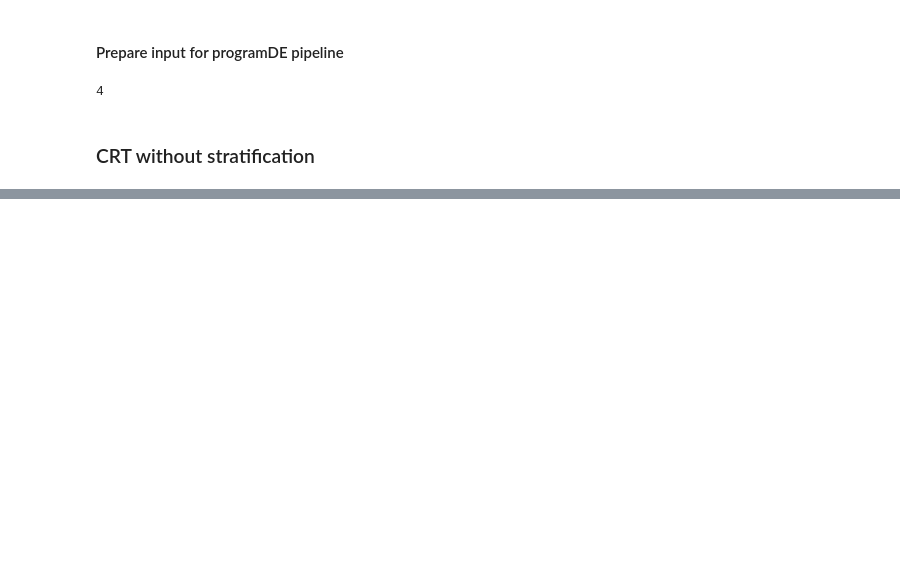
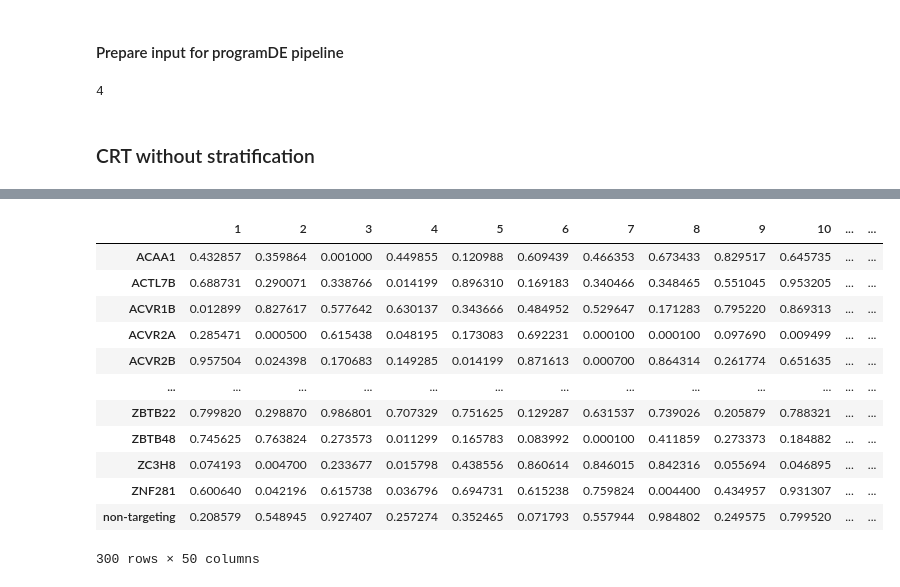
Before and after one commit to edtnguyen/programDE, a Jupyter notebook: notebooks/ipsc_ec_qq.ipynb, the cells around one changed output, grey strips where cells are left out. Cells and saved outputs as stored; diff of their text form; code cells hidden in the pictures; blank space fills up the shorter version.

```diff
--- a/notebooks/ipsc_ec_qq.ipynb
+++ b/notebooks/ipsc_ec_qq.ipynb
@@ -264,0 +281,16 @@ plt.show()
+# %%
+out["pvals_raw_df"]
+# %% [output]
+|  | 1 | 2 | 3 | 4 | 5 | 6 | 7 | 8 | 9 | 10 | ... | ... |
+| ACAA1 | 0.432857 | 0.359864 | 0.001000 | 0.449855 | 0.120988 | 0.609439 | 0.466353 | 0.673433 | 0.829517 | 0.645735 | ... | ... |
+| ACTL7B | 0.688731 | 0.290071 | 0.338766 | 0.014199 | 0.896310 | 0.169183 | 0.340466 | 0.348465 | 0.551045 | 0.953205 | ... | ... |
+| ACVR1B | 0.012899 | 0.827617 | 0.577642 | 0.630137 | 0.343666 | 0.484952 | 0.529647 | 0.171283 | 0.795220 | 0.869313 | ... | ... |
+| ACVR2A | 0.285471 | 0.000500 | 0.615438 | 0.048195 | 0.173083 | 0.692231 | 0.000100 | 0.000100 | 0.097690 | 0.009499 | ... | ... |
+| ACVR2B | 0.957504 | 0.024398 | 0.170683 | 0.149285 | 0.014199 | 0.871613 | 0.000700 | 0.864314 | 0.261774 | 0.651635 | ... | ... |
+| ... | ... | ... | ... | ... | ... | ... | ... | ... | ... | ... | ... | ... |
+| ZBTB22 | 0.799820 | 0.298870 | 0.986801 | 0.707329 | 0.751625 | 0.129287 | 0.631537 | 0.739026 | 0.205879 | 0.788321 | ... | ... |
+| ZBTB48 | 0.745625 | 0.763824 | 0.273573 | 0.011299 | 0.165783 | 0.083992 | 0.000100 | 0.411859 | 0.273373 | 0.184882 | ... | ... |
+| ZC3H8 | 0.074193 | 0.004700 | 0.233677 | 0.015798 | 0.438556 | 0.860614 | 0.846015 | 0.842316 | 0.055694 | 0.046895 | ... | ... |
+| ZNF281 | 0.600640 | 0.042196 | 0.615738 | 0.036796 | 0.694731 | 0.615238 | 0.759824 | 0.004400 | 0.434957 | 0.931307 | ... | ... |
+| non-targeting | 0.208579 | 0.548945 | 0.927407 | 0.257274 | 0.352465 | 0.071793 | 0.557944 | 0.984802 | 0.249575 | 0.799520 | ... | ... |
+300 rows × 50 columns
```
Also changed, not shown: parts of 15 cells of this notebook, 5 other files.
